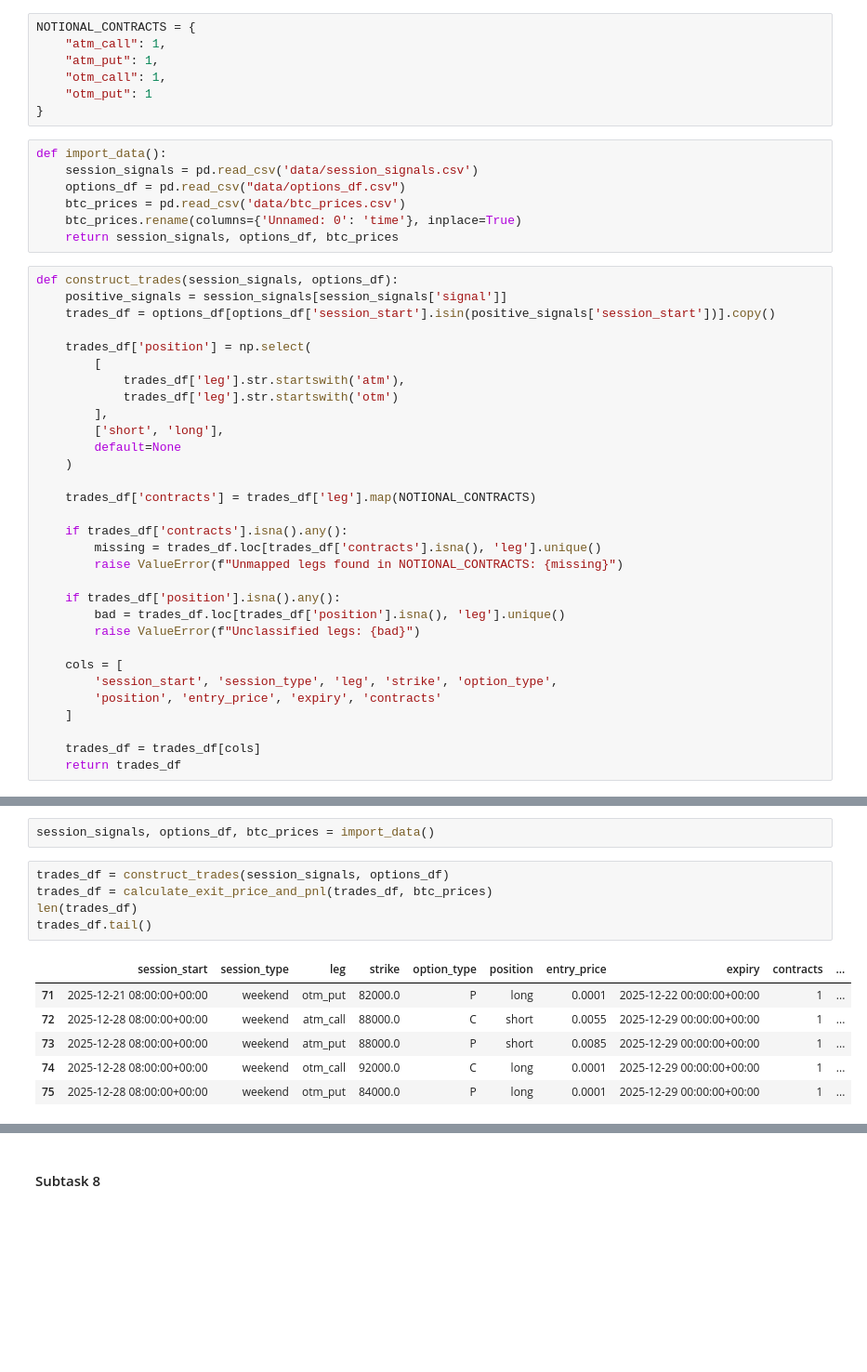
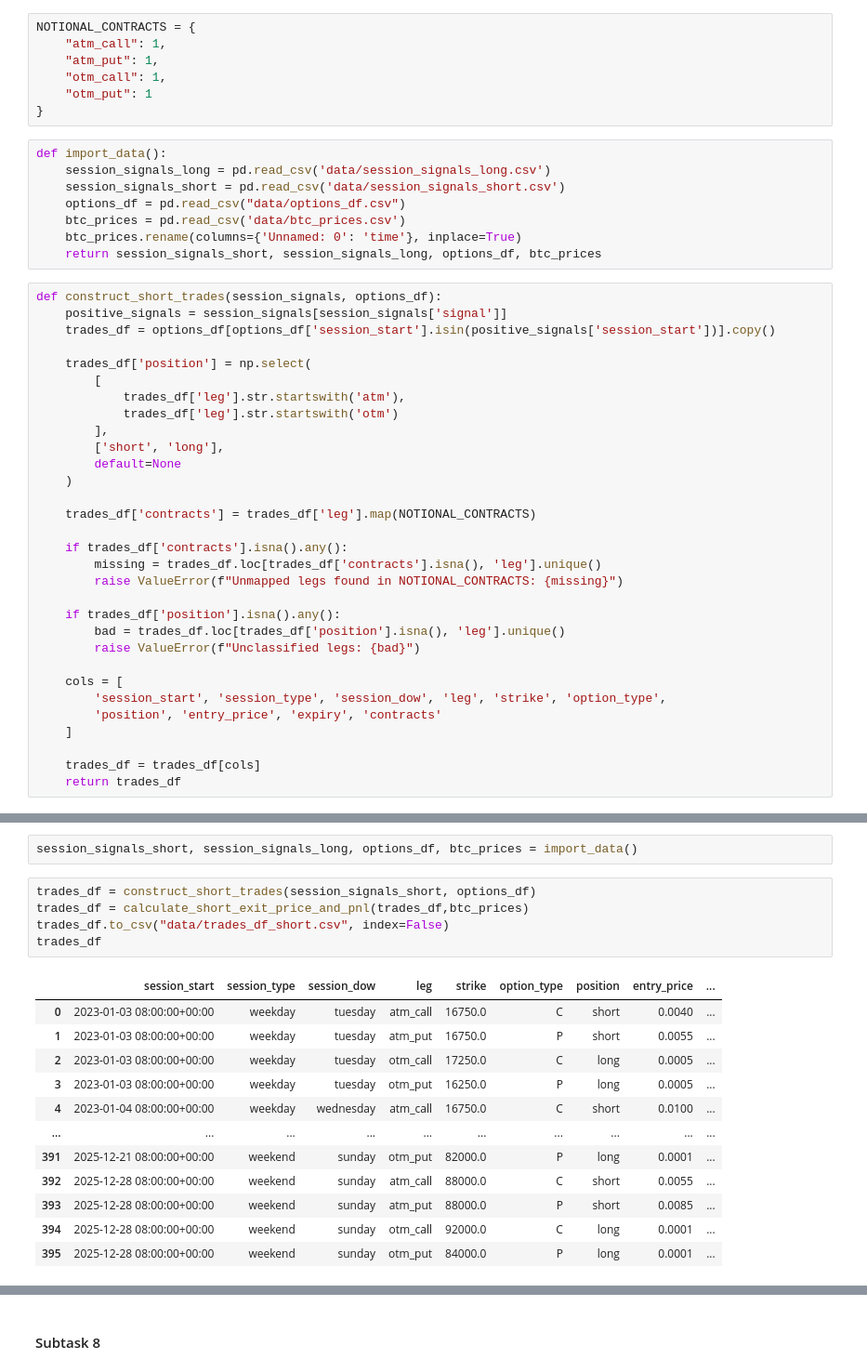
Before and after one commit to Harik-S/oaf-hilary-2026, a Jupyter notebook: trade_construction.ipynb, the cells around one changed output, grey strips where cells are left out. Shown at 93% size. Cells and saved outputs as stored; diff of their text form; blank space fills up the shorter version.

```diff
--- a/trade_construction.ipynb
+++ b/trade_construction.ipynb
@@ -13,13 +13,14 @@ NOTIONAL_CONTRACTS = {
 }
 # %%
 def import_data():
-    session_signals = pd.read_csv('data/session_signals.csv')
+    session_signals_long = pd.read_csv('data/session_signals_long.csv')
+    session_signals_short = pd.read_csv('data/session_signals_short.csv')
     options_df = pd.read_csv("data/options_df.csv")
     btc_prices = pd.read_csv('data/btc_prices.csv')
     btc_prices.rename(columns={'Unnamed: 0': 'time'}, inplace=True)
-    return session_signals, options_df, btc_prices
+    return session_signals_short, session_signals_long, options_df, btc_prices
 # %%
-def construct_trades(session_signals, options_df):
+def construct_short_trades(session_signals, options_df):
     positive_signals = session_signals[session_signals['signal']]
     trades_df = options_df[options_df['session_start'].isin(positive_signals['session_start'])].copy()
 
@@ -43,7 +44,7 @@ def construct_trades(session_signals, options_df):
         raise ValueError(f"Unclassified legs: {bad}")
 
     cols = [
-        'session_start', 'session_type', 'leg', 'strike', 'option_type',
+        'session_start', 'session_type', 'session_dow', 'leg', 'strike', 'option_type',
         'position', 'entry_price', 'expiry', 'contracts'
     ]
 
@@ -134,16 +137,22 @@ def summarise_pnl(trades_df):
 
     return pnl_df
 # %%
-session_signals, options_df, btc_prices = import_data()
+session_signals_short, session_signals_long, options_df, btc_prices = import_data()
 # %%
-trades_df = construct_trades(session_signals, options_df)
-trades_df = calculate_exit_price_and_pnl(trades_df, btc_prices)
-len(trades_df)
-trades_df.tail()
+trades_df = construct_short_trades(session_signals_short, options_df)
+trades_df = calculate_short_exit_price_and_pnl(trades_df,btc_prices)
+trades_df.to_csv("data/trades_df_short.csv", index=False)
+trades_df
 # %% [output]
-|  | session_start | session_type | leg | strike | option_type | position | entry_price | expiry | contracts | ... |
-| 71 | 2025-12-21 08:00:00+00:00 | weekend | otm_put | 82000.0 | P | long | 0.0001 | 2025-12-22 00:00:00+00:00 | 1 | ... |
-| 72 | 2025-12-28 08:00:00+00:00 | weekend | atm_call | 88000.0 | C | short | 0.0055 | 2025-12-29 00:00:00+00:00 | 1 | ... |
-| 73 | 2025-12-28 08:00:00+00:00 | weekend | atm_put | 88000.0 | P | short | 0.0085 | 2025-12-29 00:00:00+00:00 | 1 | ... |
-| 74 | 2025-12-28 08:00:00+00:00 | weekend | otm_call | 92000.0 | C | long | 0.0001 | 2025-12-29 00:00:00+00:00 | 1 | ... |
-| 75 | 2025-12-28 08:00:00+00:00 | weekend | otm_put | 84000.0 | P | long | 0.0001 | 2025-12-29 00:00:00+00:00 | 1 | ... |
+|  | session_start | session_type | session_dow | leg | strike | option_type | position | entry_price | ... |
+| 0 | 2023-01-03 08:00:00+00:00 | weekday | tuesday | atm_call | 16750.0 | C | short | 0.0040 | ... |
+| 1 | 2023-01-03 08:00:00+00:00 | weekday | tuesday | atm_put | 16750.0 | P | short | 0.0055 | ... |
+| 2 | 2023-01-03 08:00:00+00:00 | weekday | tuesday | otm_call | 17250.0 | C | long | 0.0005 | ... |
+| 3 | 2023-01-03 08:00:00+00:00 | weekday | tuesday | otm_put | 16250.0 | P | long | 0.0005 | ... |
+| 4 | 2023-01-04 08:00:00+00:00 | weekday | wednesday | atm_call | 16750.0 | C | short | 0.0100 | ... |
+| ... | ... | ... | ... | ... | ... | ... | ... | ... | ... |
+| 391 | 2025-12-21 08:00:00+00:00 | weekend | sunday | otm_put | 82000.0 | P | long | 0.0001 | ... |
+| 392 | 2025-12-28 08:00:00+00:00 | weekend | sunday | atm_call | 88000.0 | C | short | 0.0055 | ... |
+| 393 | 2025-12-28 08:00:00+00:00 | weekend | sunday | atm_put | 88000.0 | P | short | 0.0085 | ... |
+| 394 | 2025-12-28 08:00:00+00:00 | weekend | sunday | otm_call | 92000.0 | C | long | 0.0001 | ... |
+| 395 | 2025-12-28 08:00:00+00:00 | weekend | sunday | otm_put | 84000.0 | P | long | 0.0001 | ... |
```
Also changed, not shown: parts of 14 cells of this notebook, 12 other files.
